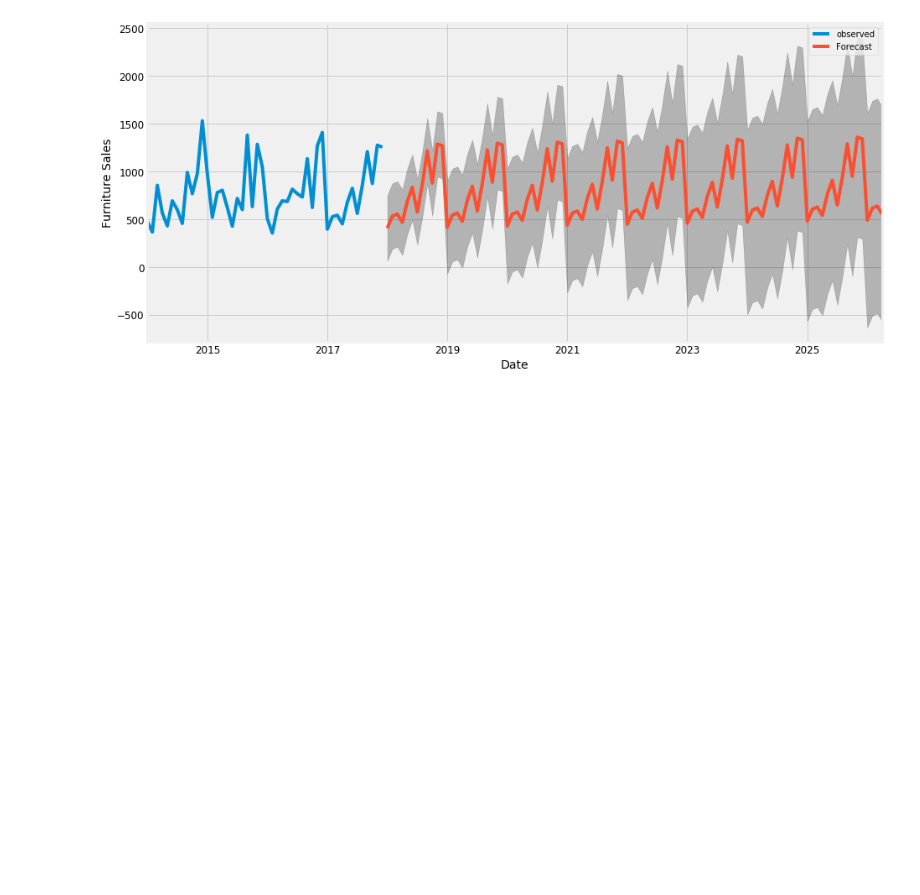
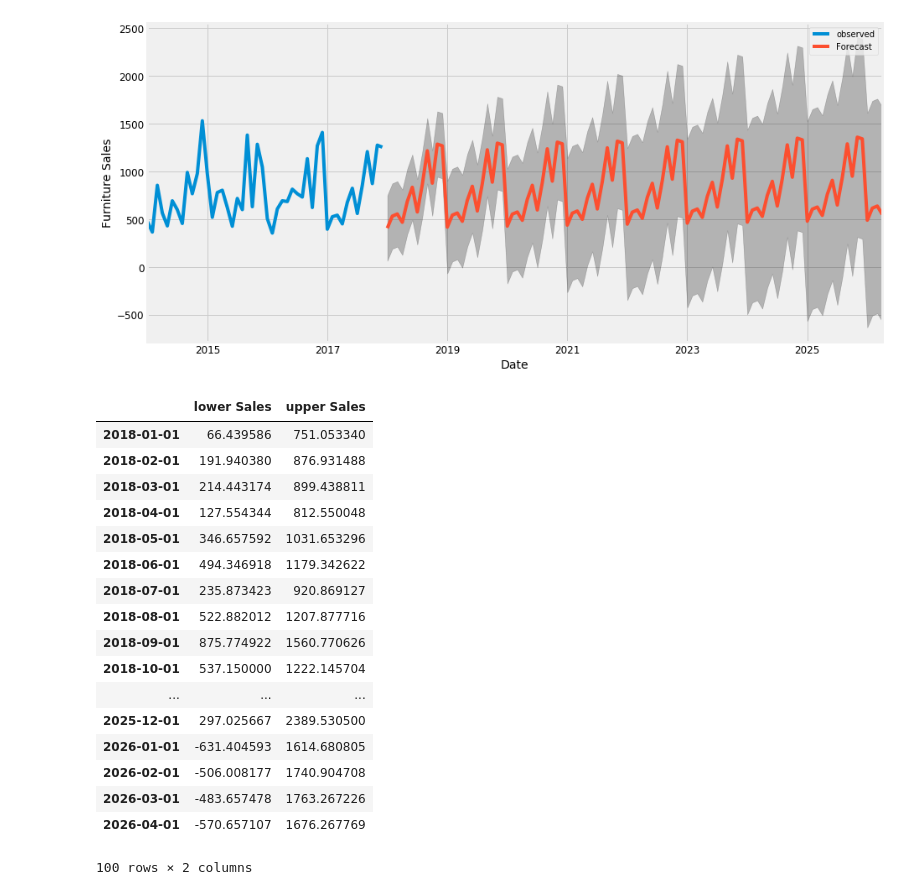
Before and after one commit to rantos9/Desafio4-superstore, a Jupyter notebook: desafio4.ipynb, the cells around one changed output. Saved outputs shown, nothing was run; the diff lists cells and outputs as text; code cells hidden in the pictures; blank space fills up the shorter version.

```diff
--- a/desafio4.ipynb
+++ b/desafio4.ipynb
@@ -130,7 +295,9 @@ for param in pdq:
+# %%
+good_param, good_param_seasonal = tunn
 # %%
 mod = sm.tsa.statespace.SARIMAX(y,
-                                order=(1, 1, 1),
-                                seasonal_order=(1, 1, 0, 12),
+                                order=good_param,
+                                seasonal_order=good_param_seasonal,
                                 enforce_stationarity=False,
                                 enforce_invertibility=False)
 
@@ -197,3 +364,24 @@ plt.legend()
 plt.show()
 # %% [output]
 [figure]
+# %%
+pred_ci
+# %% [output]
+|  | lower Sales | upper Sales |
+| 2018-01-01 | 66.439586 | 751.053340 |
+| 2018-02-01 | 191.940380 | 876.931488 |
+| 2018-03-01 | 214.443174 | 899.438811 |
+| 2018-04-01 | 127.554344 | 812.550048 |
+| 2018-05-01 | 346.657592 | 1031.653296 |
+| 2018-06-01 | 494.346918 | 1179.342622 |
+| 2018-07-01 | 235.873423 | 920.869127 |
+| 2018-08-01 | 522.882012 | 1207.877716 |
+| 2018-09-01 | 875.774922 | 1560.770626 |
+| 2018-10-01 | 537.150000 | 1222.145704 |
+| ... | ... | ... |
+| 2025-12-01 | 297.025667 | 2389.530500 |
+| 2026-01-01 | -631.404593 | 1614.680805 |
+| 2026-02-01 | -506.008177 | 1740.904708 |
+| 2026-03-01 | -483.657478 | 1763.267226 |
+| 2026-04-01 | -570.657107 | 1676.267769 |
+100 rows × 2 columns
```
Also changed, not shown: parts of 9 cells of this notebook.
